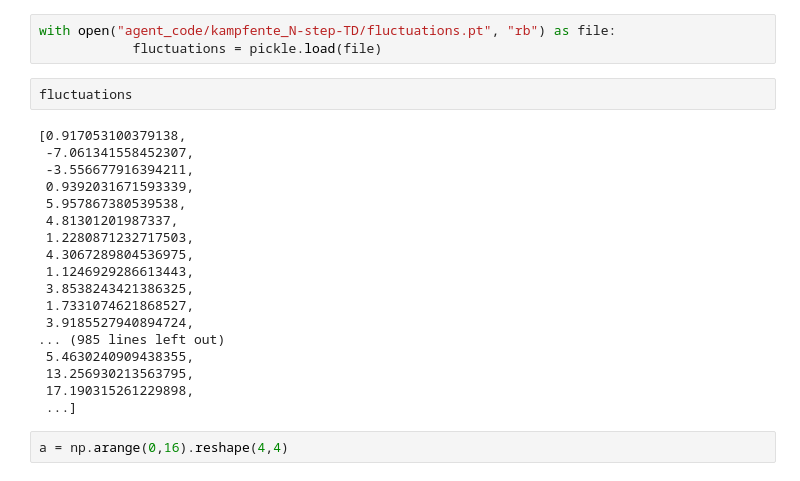
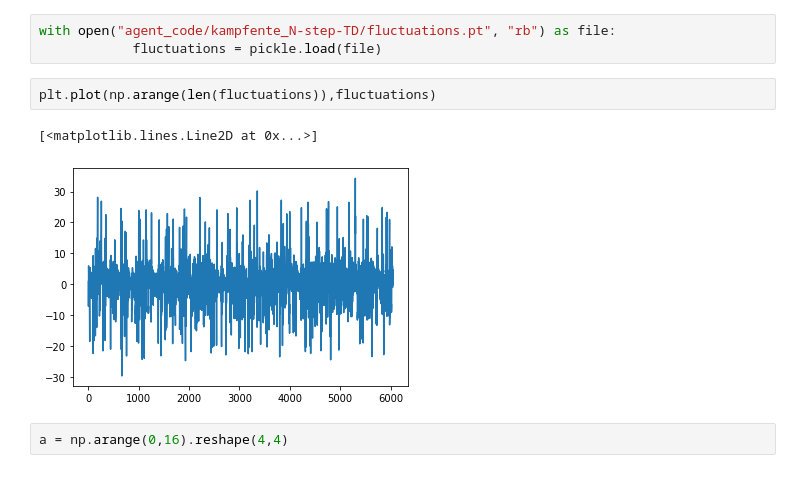
Before and after one commit to dibstan/bomberman_rl, a Jupyter notebook: tryout.ipynb, the cells around one changed output. Drawn from its saved outputs; the diff is of its cells as text.

```diff
--- a/tryout.ipynb
+++ b/tryout.ipynb
@@ -8,26 +8,11 @@ import matplotlib.pyplot as plt
 # %%
 with open("agent_code/kampfente_N-step-TD/fluctuations.pt", "rb") as file:
             fluctuations = pickle.load(file)
-# %%
-fluctuations
-# %% [output]
-[0.917053100379138,
- -7.061341558452307,
- -3.556677916394211,
- 0.9392031671593339,
- 5.957867380539538,
- 4.81301201987337,
- 1.2280871232717503,
- 4.3067289804536975,
- 1.1246929286613443,
- 3.8538243421386325,
- 1.7331074621868527,
- 3.9185527940894724,
-... (985 lines left out)
- 5.4630240909438355,
- 13.256930213563795,
- 17.190315261229898,
- ...]
+# %%
+plt.plot(np.arange(len(fluctuations)),fluctuations)
+# %% [output]
+[<matplotlib.lines.Line2D at 0x...>]
+[figure, added]
 # %%
 a = np.arange(0,16).reshape(4,4)
 # %%
```
Also changed, not shown: 3 other files.
